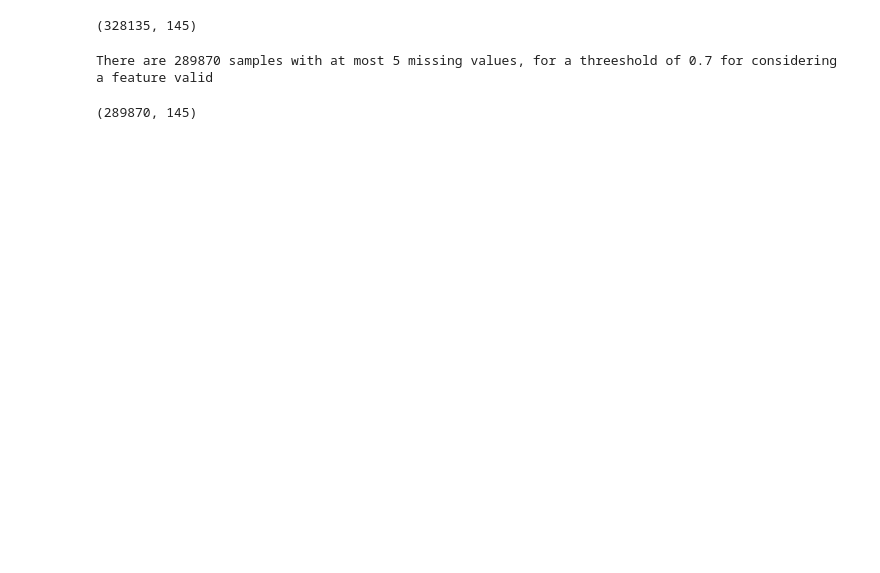
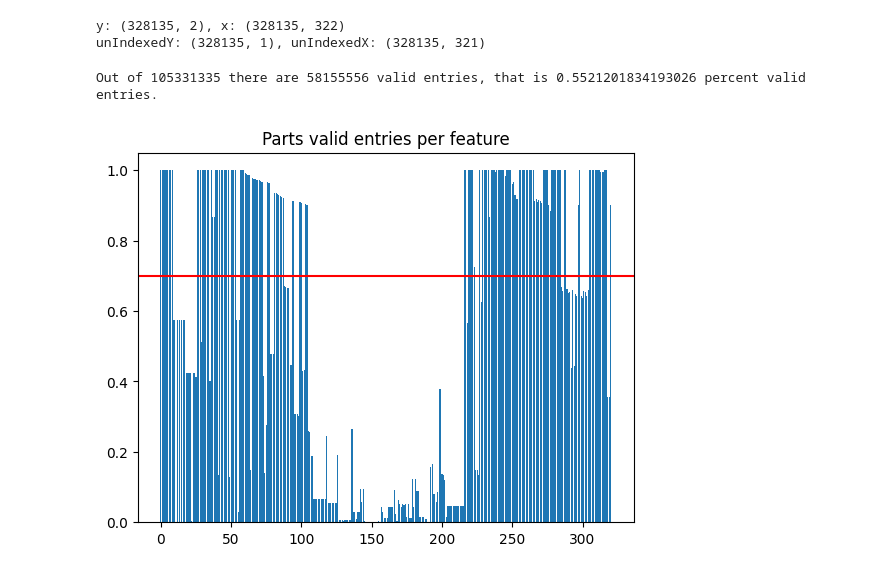
Before and after one commit to epfml/ml-project-1-andermaxjohannes, a Jupyter notebook: DataCleaning.ipynb, the cells around one changed output. Drawn from its saved outputs; the diff is of its cells as text; code cells hidden in the pictures; blank space fills up the shorter version.

Commit message:
Added function for balancing the data, and made functions out of a lot of the code in DataCleaning.ipynb and moved them into implementations.py

```diff
--- a/DataCleaning.ipynb
+++ b/DataCleaning.ipynb
@@ -4,21 +4,3 @@ import numpy as np
 from implementations import *
 import helpers as h
 import matplotlib.pyplot as plt
-# %%
-
-def loadData(dataPath):
-    ''' Loads data and returns it as masked numpy array. A masked array contains information about which values are invalid, ensuring methods like .mean() ignores the masked values
-    Args:
-        dataPath: The file path of the data
-    Returns:
-        data: (N,d) masked numpy array, where N is the number of samples, and d is the dimension of the x values, or 1 if the data in question are the labels
-        header: (d,) array with the column names
-    '''
-    data = np.genfromtxt(dataPath, delimiter=',', skip_header=1, dtype=float, usemask=True) # Loading the data as a masked array (with usemask=True), skipping the header, and specifying that the values are floats
-    header = np.genfromtxt(dataPath, delimiter=',', dtype=str, max_rows=1) # Loading the first row of the csv file, i.e. the header
-    return data , header
-
-# Loading the data and printing the shapes
-y, yHeader = loadData('./Data/y_train.csv')
-x, xHeader = loadData('./Data/x_train.csv')
-print(f'y: {y.shape}, x: {x.shape}')
@@ -43,24 +7,30 @@ For a threeshold of 0.7, there are 145 valid features, and 177 invalid features
-# %%
-# Removing the features that appears less than {threeshold} of the time
-xFeaturesRemoved = x[:,featureIndicesAboveThreeshold]
-xHeaderFeaturesRemoved = xHeader[featureIndicesAboveThreeshold]
-print(xFeaturesRemoved.shape)
-# %% [output]
-(328135, 145)
-# %%
-# Counting the number of valid values for each remaining sample
-validSampleVals = xFeaturesRemoved.count(axis=1)
-validSampleValsPercent = validSampleVals/xFeaturesRemoved.shape[1]
-
-acceptableMissingValues = 5
-sampleIndicesAboveThreeshold = np.argwhere(validSampleVals >= xFeaturesRemoved.shape[1]-acceptableMissingValues).flatten()
-print(f'There are {len(sampleIndicesAboveThreeshold)} samples with at most {acceptableMissingValues} missing values, for a threeshold of {threeshold} for considering a feature valid')
-# %% [output]
-There are 289870 samples with at most 5 missing values, for a threeshold of 0.7 for considering a feature valid
-# %%
-# Removing samples with more than {acceptableMissingValues} missing values
-xFeaturesAndSamplesRemoved = xFeaturesRemoved[sampleIndicesAboveThreeshold]
-ySamplesRemoved = y[sampleIndicesAboveThreeshold]
-print(xFeaturesAndSamplesRemoved.shape)
-# %% [output]
-(289870, 145)
+# %%
+# Loading the data and printing the shapes
+Y, yHeader = h.loadData('./Data/y_train.csv')
+X, xHeader = h.loadData('./Data/x_train.csv')
+unIndexedX, unIndexedXHeader = X[:,1:], xHeader[1:]
+unIndexedY, unIndexedYHeader = Y[:,1:], yHeader[1:]
+print(f'y: {Y.shape}, x: {X.shape}\nunIndexedY: {unIndexedY.shape}, unIndexedX: {unIndexedX.shape}')
+# %% [output]
+y: (328135, 2), x: (328135, 322)
+unIndexedY: (328135, 1), unIndexedX: (328135, 321)
+# %%
+def inspectData(x):
+    ''' Function for adding whatever inspection one would want, to help evaluate what datacleaning one may want to perform'''
+    dataSize = x.size
+    validEntries = x.count()
+
+    validFeatureVals = x.count(axis=0)
+    validFeatureParts = validFeatureVals/x.shape[0]
+
+    print(f'''Out of {dataSize} there are {validEntries} valid entries, that is {validEntries/dataSize} percent valid entries.''')
+
+    plt.bar(np.arange(0,validFeatureParts.shape[0]),validFeatureParts)
+    plt.axhline(0.7, color='r')
+    plt.title('Parts valid entries per feature')
+    plt.show()
+
+inspectData(unIndexedX)
+# %% [output]
+Out of 105331335 there are 58155556 valid entries, that is 0.5521201834193026 percent valid entries.
+[figure, added]
```
Also changed, not shown: parts of 15 cells of this notebook, 2 other files.
